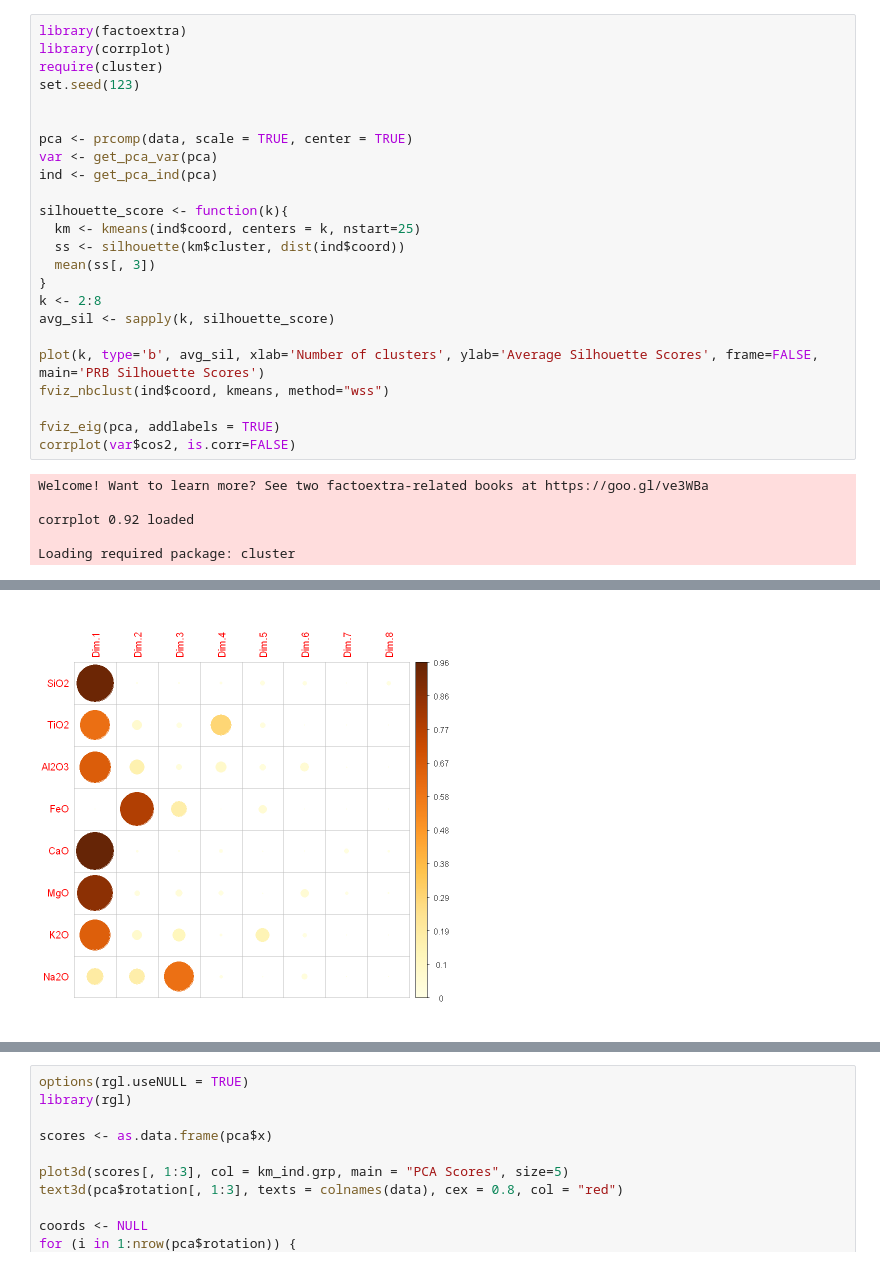
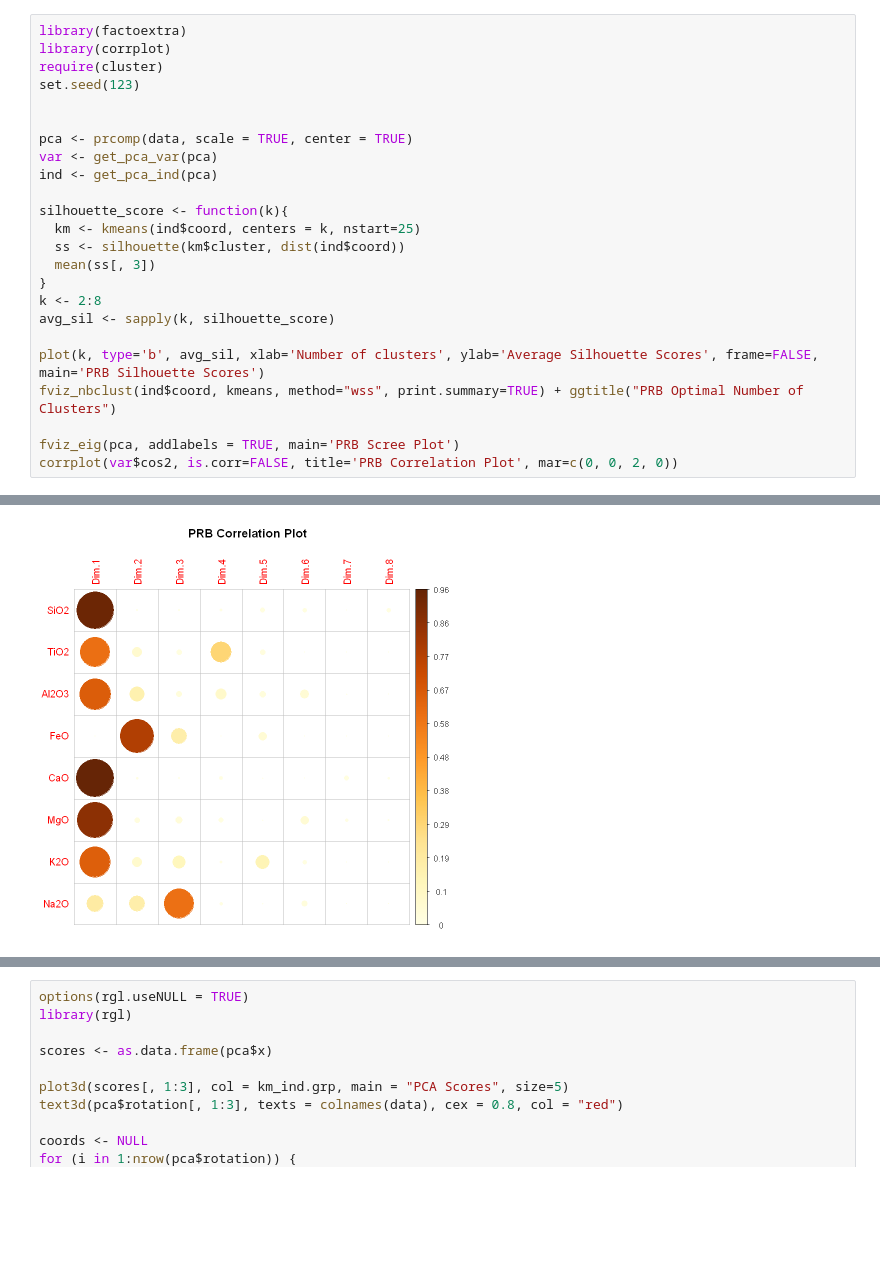
Before and after one commit to miromanestar/LomaGeology, a Jupyter notebook: notebooks/r_pca_prb.ipynb, the cells around one changed output, grey strips where cells are left out. Saved outputs shown, nothing was run; the diff lists cells and outputs as text; blank space fills up the shorter version.

```diff
--- a/notebooks/r_pca_prb.ipynb
+++ b/notebooks/r_pca_prb.ipynb
@@ -73,14 +65,9 @@ k <- 2:8
 avg_sil <- sapply(k, silhouette_score)
 
 plot(k, type='b', avg_sil, xlab='Number of clusters', ylab='Average Silhouette Scores', frame=FALSE, main='PRB Silhouette Scores')
-fviz_nbclust(ind$coord, kmeans, method="wss")
+fviz_nbclust(ind$coord, kmeans, method="wss", print.summary=TRUE) + ggtitle("PRB Optimal Number of Clusters")
 
-fviz_eig(pca, addlabels = TRUE)
-corrplot(var$cos2, is.corr=FALSE)
+fviz_eig(pca, addlabels = TRUE, main='PRB Scree Plot')
+corrplot(var$cos2, is.corr=FALSE, title='PRB Correlation Plot', mar=c(0, 0, 2, 0))
 # %% [output]
-Welcome! Want to learn more? See two factoextra-related books at https://goo.gl/ve3WBa
-
-corrplot 0.92 loaded
-
-Loading required package: cluster
 [figure]
@@ -89,4 +76,4 @@ Loading required package: cluster
-[figure, old version]
+[figure, new version]
 # %%
 dim <- 3
 cluster <- 3
```
Also changed, not shown: parts of 3 cells of this notebook, 2 other files.
